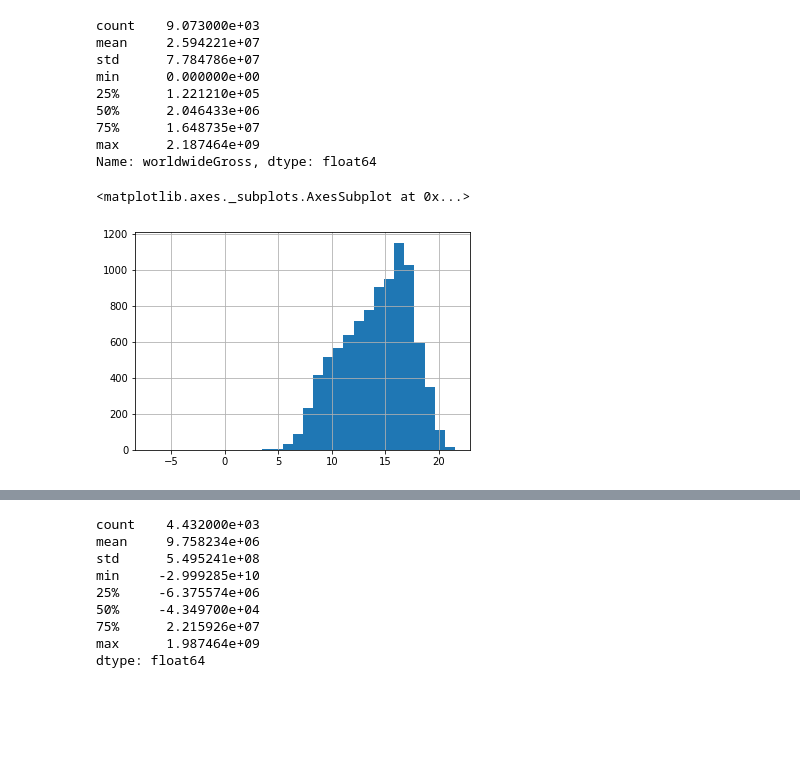
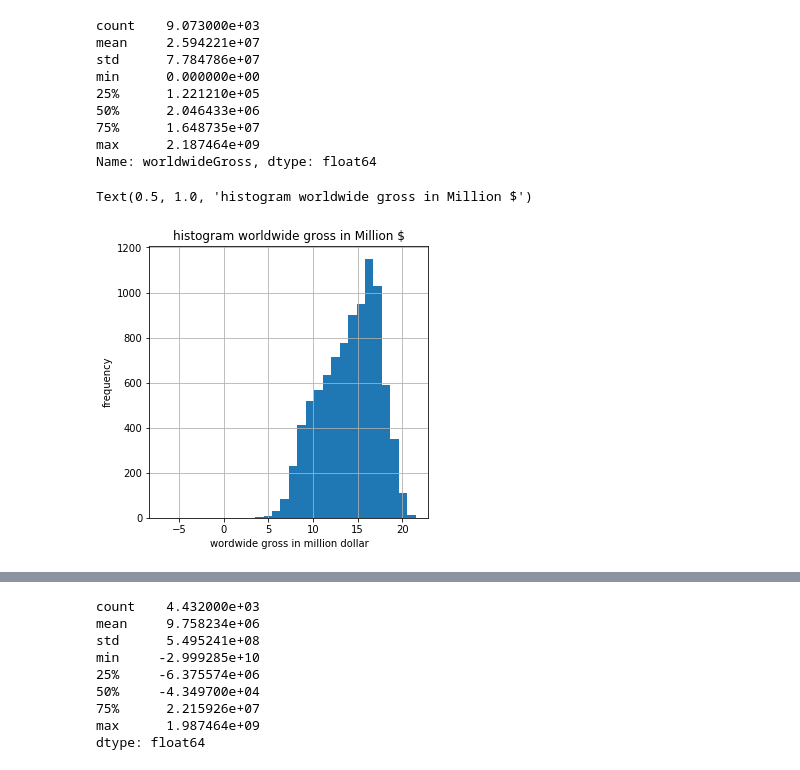
Before and after one commit to Ruchiranga/AD_A-team-project, a Jupyter notebook: first_analysis_souhail.ipynb, the cells around one changed output, grey strips where cells are left out. Cells and saved outputs as stored; diff of their text form; code cells hidden in the pictures; blank space fills up the shorter version.

```diff
--- a/first_analysis_souhail.ipynb
+++ b/first_analysis_souhail.ipynb
@@ -83,10 +113,15 @@ min      0.000000e+00
 75%      1.648735e+07
 max      2.187464e+09
 Name: worldwideGross, dtype: float64
-# %%
-np.log(movies.worldwideGross+0.001).hist(bins=30)
-# %% [output]
-<matplotlib.axes._subplots.AxesSubplot at 0x...>
-[figure, removed]
+# %%
+ax,fig=plt.subplots(figsize=(5,5))
+np.log(movies.worldwideGross+0.001).hist(bins=30)
+
+plt.xlabel('wordwide gross in million dollar')
+plt.ylabel('frequency')
+plt.title('histogram worldwide gross in Million $')
+# %% [output]
+Text(0.5, 1.0, 'histogram worldwide gross in Million $')
+[figure, added]
 # %%
 movies.budget=movies.apply(lambda x: rem_dollar(x.budget),axis=1)
```
Also changed, not shown: parts of 14 cells of this notebook.
